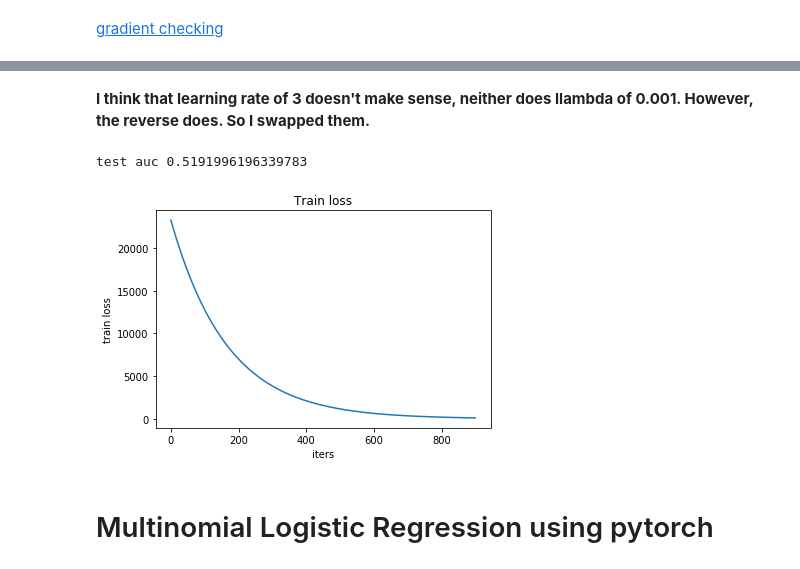
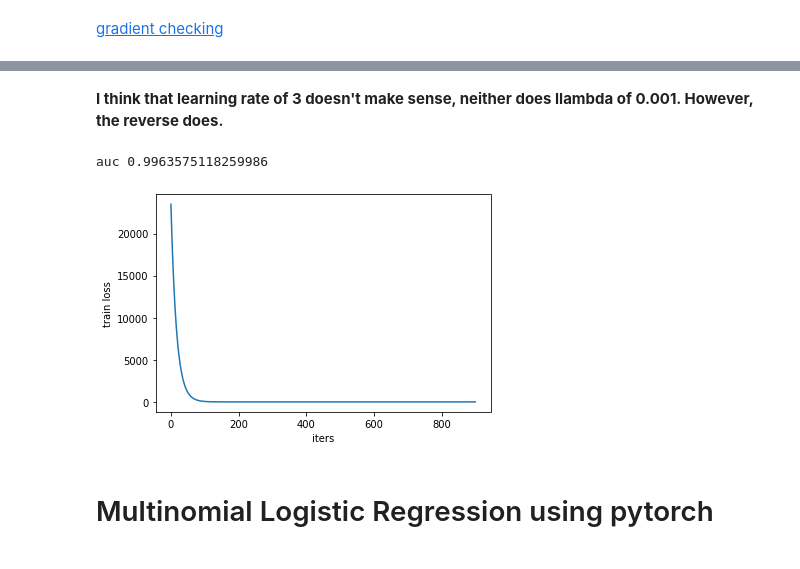
Before and after one commit to flying-bear/kompluxternaya, a Jupyter notebook: assignment_3.ipynb, the cells around one changed output, grey strips where cells are left out. Saved outputs shown, nothing was run; the diff lists cells and outputs as text; code cells hidden in the pictures.

```diff
--- a/assignment_3.ipynb
+++ b/assignment_3.ipynb
@@ -262,3 +266,11 @@ class LogRegNumpy(ClassifierMixin):
 
     def predict(self, X):
         return (self.predict_proba(X) > 0.5).astype(np.int)
+# %%
+model = LogRegNumpy(llambda=0.001, lr=3, batch_size=128, n_epochs=100)
+model.fit(X_train_bin, y_train_bin)
+print('auc', metrics.roc_auc_score(y_test_bin, model.predict_proba(X_test_bin)))
+
+plt.plot(np.arange(len(model.history)), model.history)
+plt.xlabel('iters')
+plt.ylabel('train loss');
@@ -265,16 +280,16 @@ class LogRegNumpy(ClassifierMixin):
 # %% [markdown]
-**I think that learning rate of 3 doesn't make sense, neither does llambda of 0.001. However, the reverse does. So I swapped them.**
+**I think that learning rate of 3 doesn't make sense, neither does llambda of 0.001. However, the reverse does.**
 # %%
-model = LogRegNumpy(llambda = 3, lr=0.001, batch_size=128, n_epochs=100)
+model = LogRegNumpy(llambda=3, lr=0.01, batch_size=128, n_epochs=100)
 model.fit(X_train_bin, y_train_bin)
-print('test auc', metrics.roc_auc_score(y_test_bin, model.predict_proba(X_test_bin)))
+print('auc', metrics.roc_auc_score(y_test_bin, model.predict_proba(X_test_bin)))
+
 plt.plot(np.arange(len(model.history)), model.history)
 plt.xlabel('iters')
-plt.ylabel('train loss')
-plt.title('Train loss');
+plt.ylabel('train loss');
 # %% [output]
-test auc 0.5191996196339783
+auc 0.9963575118259986
-[figure, old version]
+[figure, new version]
 # %% [markdown]
 # Multinomial Logistic Regression using pytorch
 # %%
```
Also changed, not shown: parts of 2 cells of this notebook.
